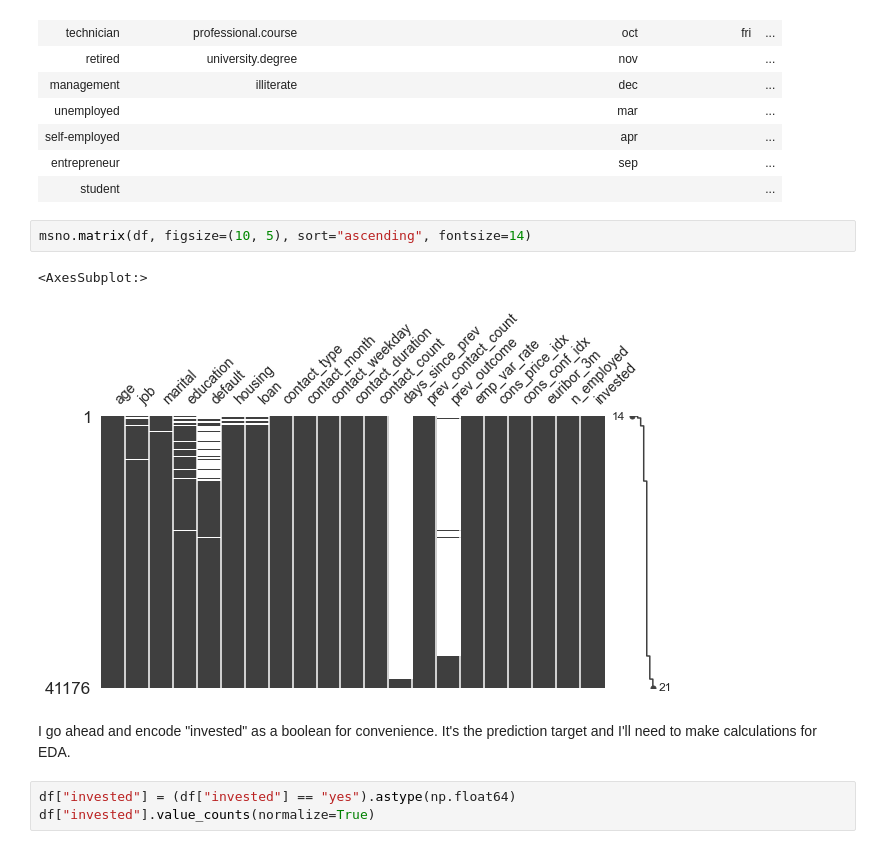
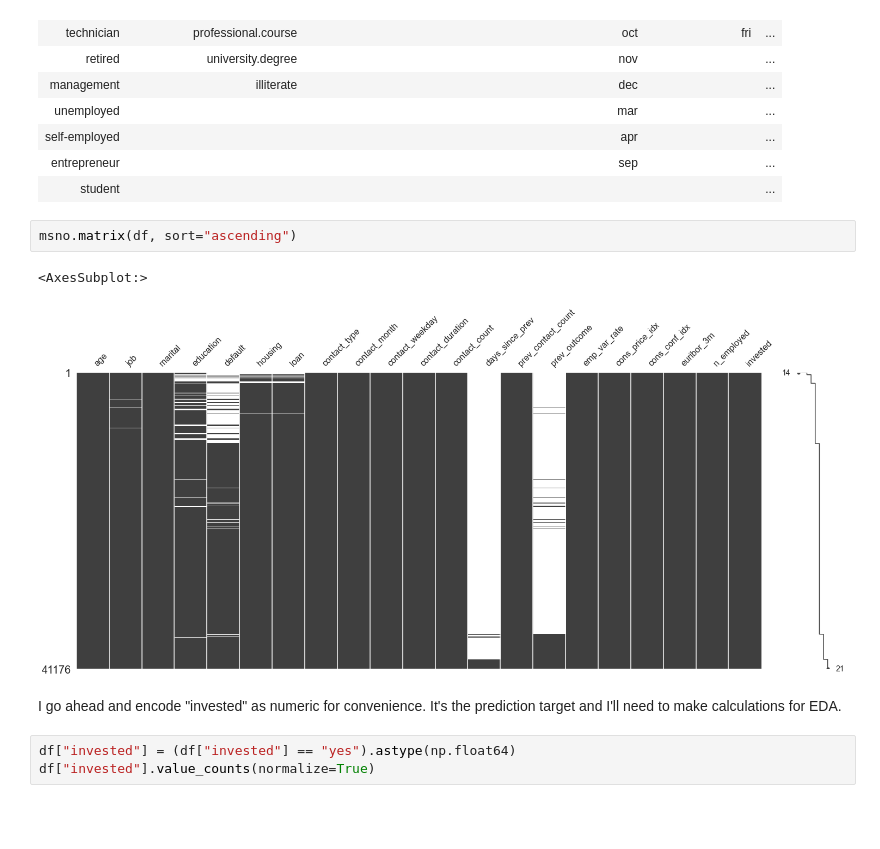
Before and after one commit to ndgigliotti/dsc-phase-3-project, a Jupyter notebook: index_copy.ipynb, the cells around one changed output. Saved outputs shown, nothing was run; the diff lists cells and outputs as text; blank space fills up the shorter version.

```diff
--- a/index_copy.ipynb
+++ b/index_copy.ipynb
@@ -175,12 +172,12 @@ cleaning.show_uniques(df, cut=20)
 | entrepreneur |  |  |  |  |  |  | sep |  | ... |
 | student |  |  |  |  |  |  |  |  | ... |
 # %%
-msno.matrix(df, figsize=(10, 5), sort="ascending", fontsize=14)
+msno.matrix(df, sort="ascending")
 # %% [output]
 <AxesSubplot:>
-[figure, old version]
+[figure, new version]
 # %% [markdown]
-I go ahead and encode "invested" as a boolean for convenience. It's the prediction target and I'll need to make calculations for EDA.
+I go ahead and encode "invested" as numeric for convenience. It's the prediction target and I'll need to make calculations for EDA.
 # %%
 df["invested"] = (df["invested"] == "yes").astype(np.float64)
 df["invested"].value_counts(normalize=True)
```
Also changed, not shown: parts of 62 cells of this notebook, 2 other files.
